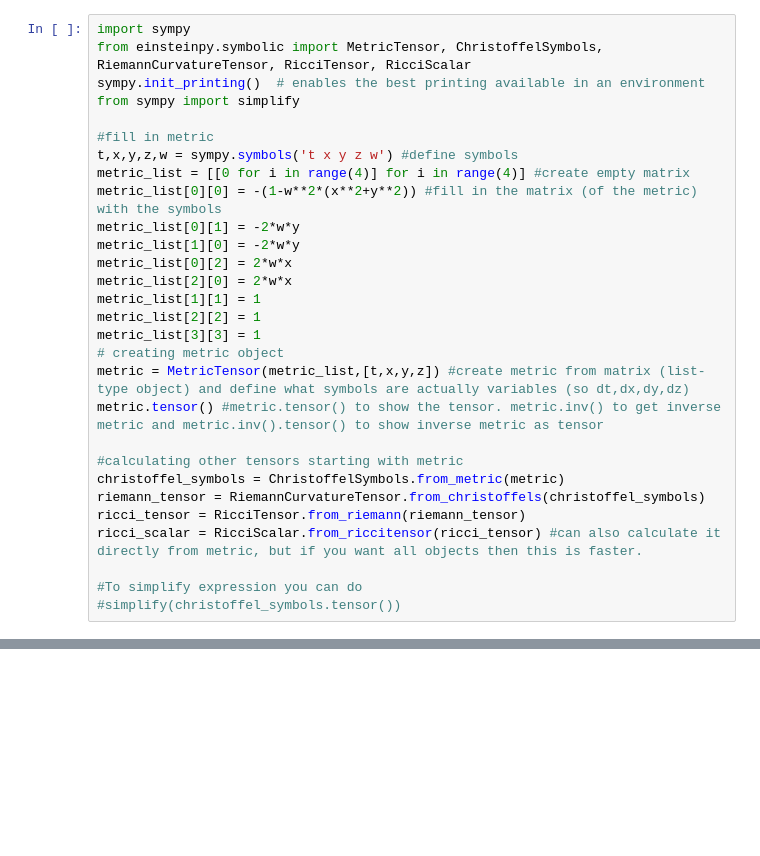
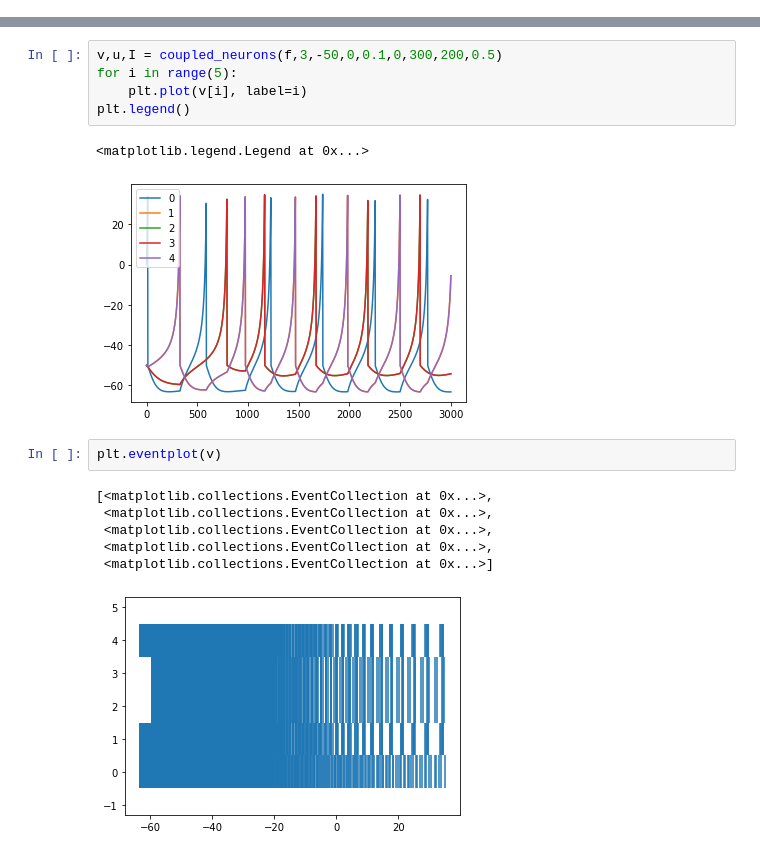
Before and after one commit to ssuidman/neurophysics, a Jupyter notebook: test_jupyter_notebook.ipynb, the cells around one changed output, grey strips where cells are left out. Cells and saved outputs as stored; diff of their text form; blank space fills up the shorter version.

```diff
--- a/test_jupyter_notebook.ipynb
+++ b/test_jupyter_notebook.ipynb
@@ -1,29 +0,0 @@
-# %%
-import sympy
-from einsteinpy.symbolic import MetricTensor, ChristoffelSymbols, RiemannCurvatureTensor, RicciTensor, RicciScalar
-sympy.init_printing()  # enables the best printing available in an environment
-from sympy import simplify
-
-#fill in metric
-t,x,y,z,w = sympy.symbols('t x y z w') #define symbols
-metric_list = [[0 for i in range(4)] for i in range(4)] #create empty matrix
-metric_list[0][0] = -(1-w**2*(x**2+y**2)) #fill in the matrix (of the metric) with the symbols
-metric_list[0][1] = -2*w*y
-metric_list[1][0] = -2*w*y
-metric_list[0][2] = 2*w*x
-metric_list[2][0] = 2*w*x
-metric_list[1][1] = 1
-metric_list[2][2] = 1
-metric_list[3][3] = 1
-# creating metric object
-metric = MetricTensor(metric_list,[t,x,y,z]) #create metric from matrix (list-type object) and define what symbols are actually variables (so dt,dx,dy,dz)
-metric.tensor() #metric.tensor() to show the tensor. metric.inv() to get inverse metric and metric.inv().tensor() to show inverse metric as tensor
-
-#calculating other tensors starting with metric
-christoffel_symbols = ChristoffelSymbols.from_metric(metric)
-riemann_tensor = RiemannCurvatureTensor.from_christoffels(christoffel_symbols)
-ricci_tensor = RicciTensor.from_riemann(riemann_tensor)
-ricci_scalar = RicciScalar.from_riccitensor(ricci_tensor) #can also calculate it directly from metric, but if you want all objects then this is faster.
-
-#To simplify expression you can do
-#simplify(christoffel_symbols.tensor())
@@ -33,0 +48,17 @@ $\displaystyle \left[\begin{matrix}\left[\begin{matrix}0 & \frac{3 w^{2} x}{3 w^
+# %%
+v,u,I = coupled_neurons(f,3,-50,0,0.1,0,300,200,0.5)
+for i in range(5):
+    plt.plot(v[i], label=i)
+plt.legend()
+# %% [output]
+<matplotlib.legend.Legend at 0x...>
+[figure, added]
+# %%
+plt.eventplot(v)
+# %% [output]
+[<matplotlib.collections.EventCollection at 0x...>,
+ <matplotlib.collections.EventCollection at 0x...>,
+ <matplotlib.collections.EventCollection at 0x...>,
+ <matplotlib.collections.EventCollection at 0x...>,
+ <matplotlib.collections.EventCollection at 0x...>]
+[figure, added]
```
Also changed, not shown: parts of 2 cells of this notebook, 25 other files.
